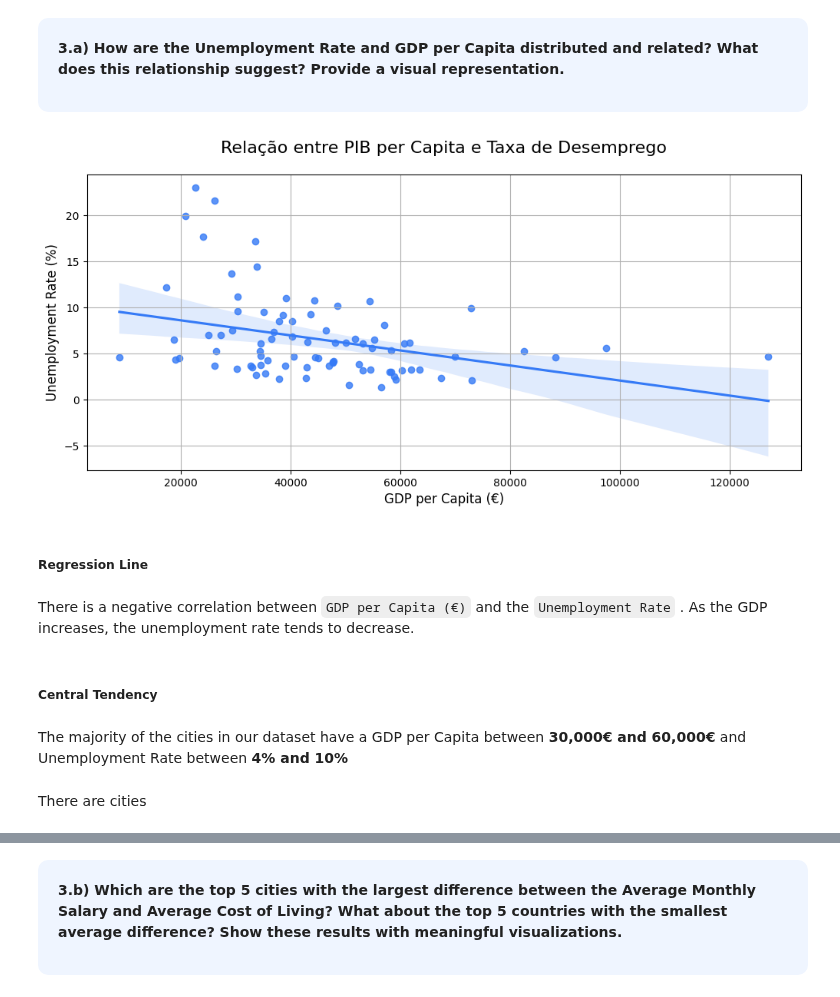
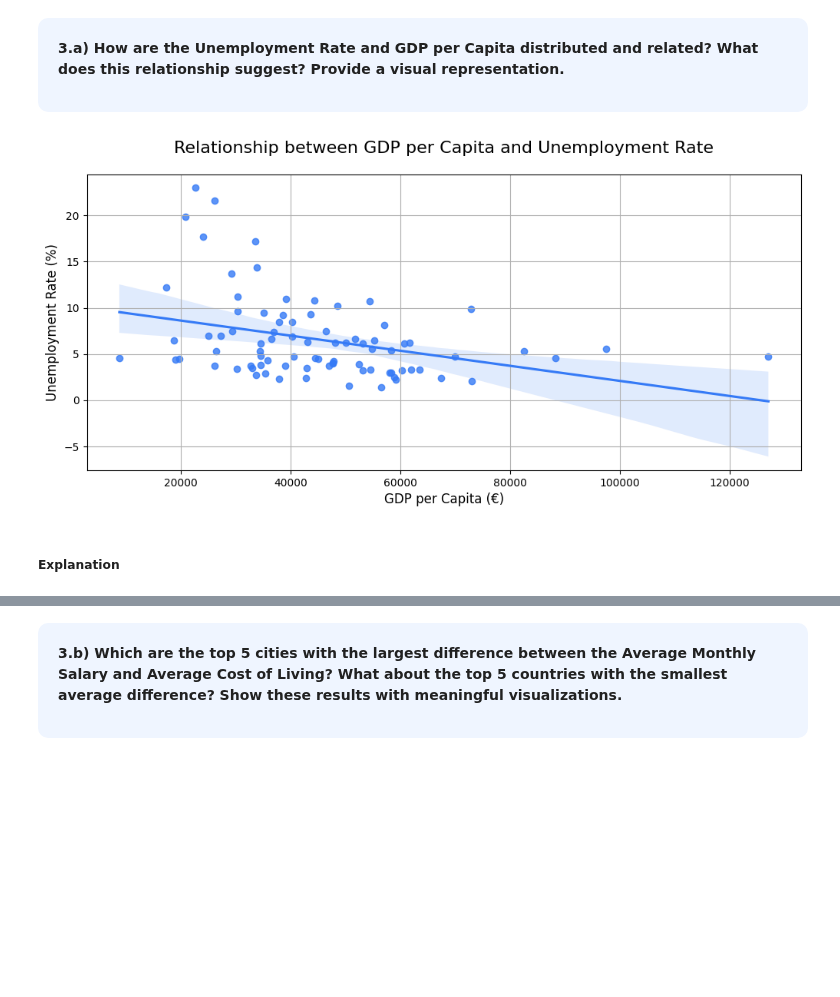
Before and after one commit to tiago2806/PDS_Project, a Jupyter notebook: ProjetoProg.ipynb, the cells around one changed output, grey strips where cells are left out. Saved outputs shown, nothing was run; the diff lists cells and outputs as text; code cells hidden in the pictures; blank space fills up the shorter version.

```diff
--- a/ProjetoProg.ipynb
+++ b/ProjetoProg.ipynb
@@ -616,22 +619,14 @@ The last update was 343 days ago.
 # %%
 plt.figure(figsize=(12, 5))
 #regplot includes the regression line
 sns.regplot(x=dataset['GDP per Capita (€)'], y=dataset['Unemployment Rate'], color = '#357AF6')
 plt.grid(True)
-plt.title('Relação entre PIB per Capita e Taxa de Desemprego', fontsize=16, pad=20)
+plt.title('Relationship between GDP per Capita and Unemployment Rate', fontsize=16, pad=20)
 plt.xlabel('GDP per Capita (€)', fontsize=12)
 plt.ylabel('Unemployment Rate (%)', fontsize=12)
 
 plt.show()
 # %% [output]
-[figure, old version]
+[figure, new version]
 # %% [markdown]
-##### **Regression Line**
+##### **Explanation**
-# %% [markdown]
-There is a negative correlation between `GDP per Capita (€)` and the `Unemployment Rate` . As the GDP increases, the unemployment rate tends to decrease.
-# %% [markdown]
-##### **Central Tendency**
-# %% [markdown]
-The majority of the cities in our dataset have a GDP per Capita between **30,000€ and 60,000€** and Unemployment Rate between **4% and 10%**
-# %% [markdown]
-There are cities
```
Also changed, not shown: parts of 19 cells of this notebook.
